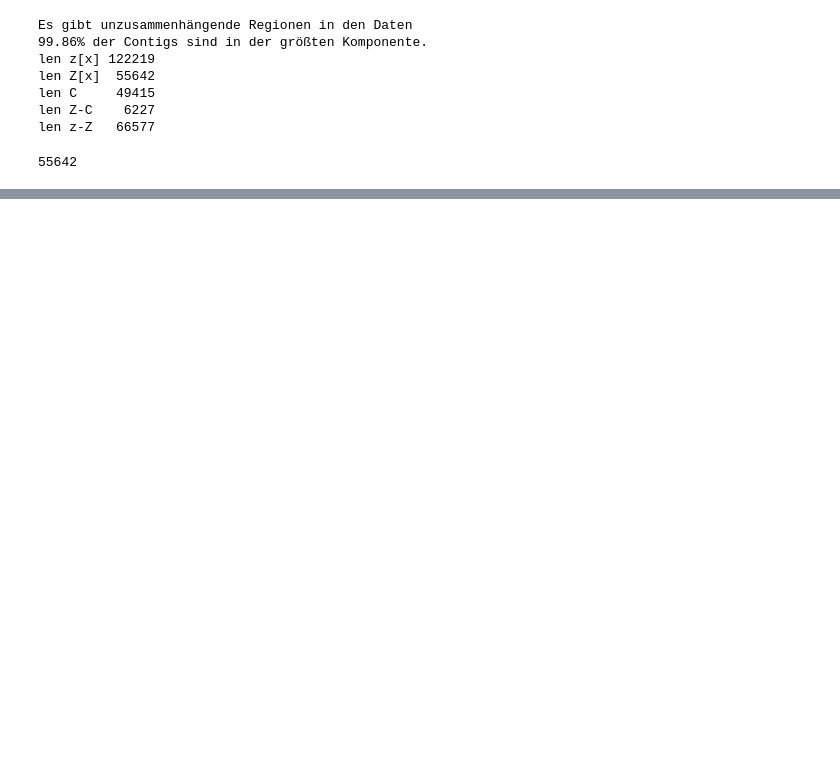
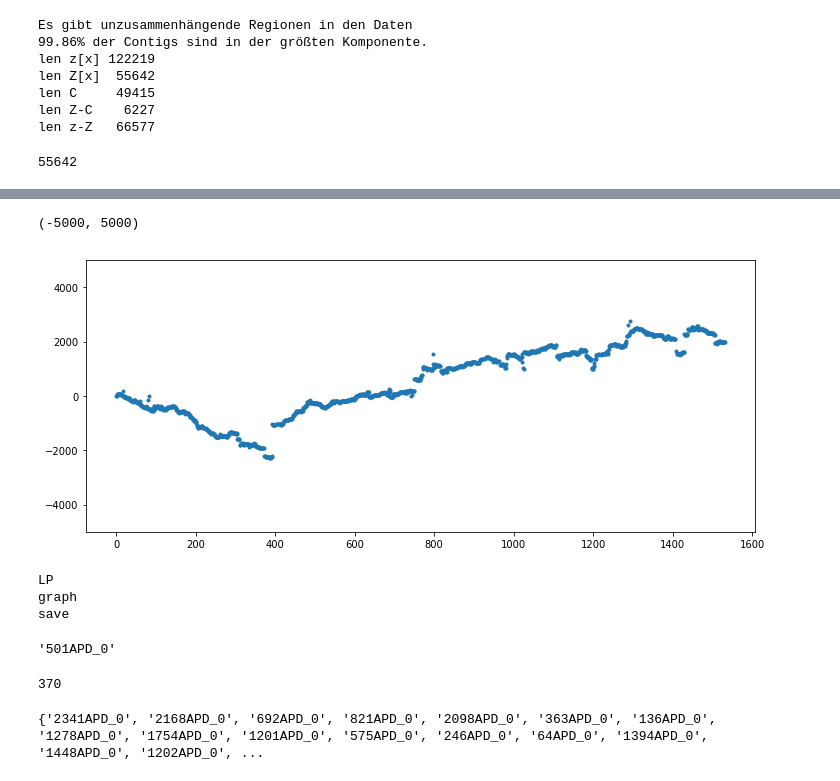
Before and after one commit to malin119/ba, a Jupyter notebook: ba_solve.ipynb, the cells around one changed output, grey strips where cells are left out. Saved outputs shown, nothing was run; the diff lists cells and outputs as text; code cells hidden in the pictures; blank space fills up the shorter version.

```diff
--- a/ba_solve.ipynb
+++ b/ba_solve.ipynb
@@ -299,0 +421,5 @@ AttributeError: 'int' object has no attribute 'append'
+# %%
+d = coll.defaultdict(list)
+for e,a in evil:
+    d[e].append(a)
+len(d)
@@ -299,0 +774,42 @@ AttributeError: 'int' object has no attribute 'append'
+# %%
+x = []
+a = []
+for i in range(2000):
+    if not i in intName:
+        break
+    if not intName[i] in intNameX:
+        continue
+    x.append(i)
+    a.append(pos[intName[i]] - position[intName[i]])
+plt.plot(x,a,'.')
+plt.ylim(-5000,5000)
+# %% [output]
+(-5000, 5000)
+[figure, added]
+# %%
+unvollständiger_graph_plot(
+    position,
+    [[a,b,d] for a,b,d in data2 if a in position and b in position],
+    von = 380,
+    bis = 410,
+    kantenanzahl=2,
+    fehler = 1000)
+# %% [output]
+LP
+graph
+save
+# %%
+intNameX[438]
+# %% [output]
+'501APD_0'
+# %%
+intName['501APD_0']
+# %% [output]
+370
+# %%
+
+dataX = [[a,b,d] for a,b,d in data2 if a in position and (b in pre_position or b in position)]
+dataY = [[a,b,d] for a,b,d in data2 if a in pre_position and b in pre_position]
+unvollständiger_graph_plot(position.copy(),dataX,dataY,von = 36, kantenanzahl=5, fehler = 10000)
+# %% [output]
+{'2341APD_0', '2168APD_0', '692APD_0', '821APD_0', '2098APD_0', '363APD_0', '136APD_0', '1278APD_0', '1754APD_0', '1201APD_0', '575APD_0', '246APD_0', '64APD_0', '1394APD_0', '1448APD_0', '1202APD_0', ...
```
Also changed, not shown: parts of 67 cells of this notebook, 3 other files.
